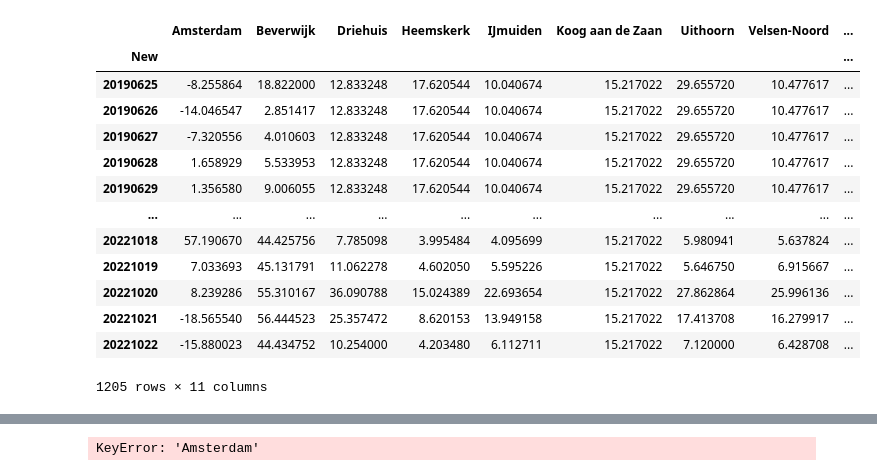
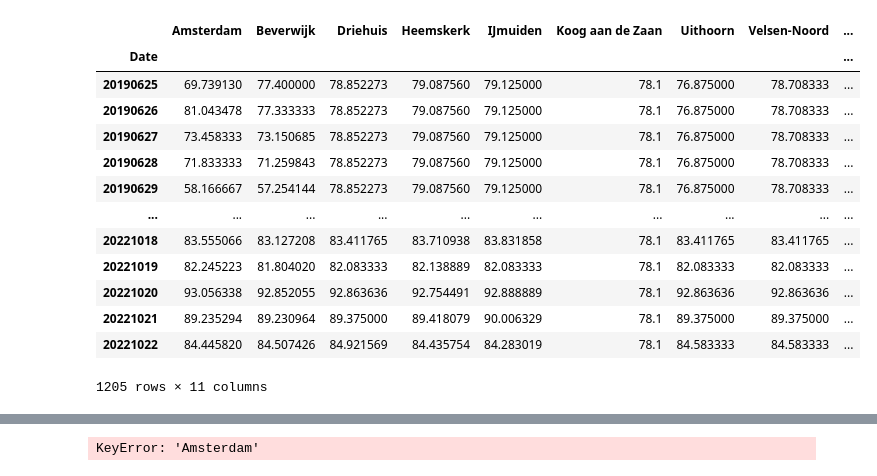
Before and after one commit to AGLamb/Thesis-Code, a Jupyter notebook: EDA.ipynb, the cells around one changed output, grey strips where cells are left out. Drawn from its saved outputs; the diff is of its cells as text; code cells hidden in the pictures.

```diff
--- a/EDA.ipynb
+++ b/EDA.ipynb
@@ -80,4 +76,5 @@ pd.DataFrame(W)
 # %%
-data2 = grouped_df.copy()
-data2["New"] = data2["YYYYMMDD"].astype(str)
-del data2["YYYYMMDD"]
+grouped_df["Date"] = grouped_df["YYYYMMDD"].astype(str)
+grouped_df.set_index("Date", inplace=True)
+grouped_df.drop(columns=["YYYYMMDD", "latitude", "longitude", "Angle"], inplace=True)
+grouped_df.head(5)
@@ -105,14 +89,26 @@ data2
 # %%
-UniqueNames = data2.tag.unique()
+UniqueNames = grouped_df.tag.unique()
 
 PolDict = {elem : pd.DataFrame() for elem in UniqueNames}
 WindDict = {elem : pd.DataFrame() for elem in UniqueNames}
+AngleDict = {elem : pd.DataFrame() for elem in UniqueNames}
 
 for key in PolDict.keys():
-    PolDict[key] = data2[:][data2.tag == key]
-    WindDict[key] = data2[:][data2.tag == key]
-    del WindDict[key]["pm25"]
-    del PolDict[key]["Wind"]
+    PolDict[key] = grouped_df[:][grouped_df.tag == key]
+    WindDict[key] = grouped_df[:][grouped_df.tag == key]
+    AngleDict[key] = grouped_df[:][grouped_df.tag == key]
+    WindDict[key].drop(["pm25", "Angle"], axis=1, inplace=True)
+    PolDict[key].drop(["Angle", "Wind"], axis=1, inplace=True)
+    AngleDict[key].drop(["pm25", "Wind"], axis=1 , inplace=True)
 
-PolDict["Amsterdam"]
+for key in WindDict:
+    PolDict[key].rename(columns={"pm25":key}, inplace=True)
+    WindDict[key].rename(columns={"Wind":key}, inplace=True)
+    AngleDict[key].rename(columns={"Angle":key}, inplace=True)
+    del PolDict[key]["tag"]
+    del WindDict[key]["tag"]
+    del AngleDict[key]["tag"]
+
+
+type(AngleDict["Amsterdam"])
 # %% [output]
@@ -161,11 +116,13 @@ WindDict["Amsterdam"]
 # %%
 df_pol = pd.DataFrame(PolDict["Amsterdam"].copy())
 df_wind = pd.DataFrame(WindDict["Amsterdam"].copy())
+df_angle = pd.DataFrame(AngleDict["Amsterdam"].copy())
 
 for key in PolDict:
     df_pol = df_pol.combine_first(PolDict[key])
-    df_wind = df_wind.combine_first(PolDict[key])
+    df_wind = df_wind.combine_first(WindDict[key])
+    df_angle = df_angle.combine_first(AngleDict[key])
 
-df_wind
+df_angle
 # %% [output]
 |  | Amsterdam | Beverwijk | Driehuis | Heemskerk | IJmuiden | Koog aan de Zaan | Uithoorn | Velsen-Noord | ... |
@@ -184,25 +141,26 @@ df_wind
 1205 rows × 11 columns
 # %%
 for column in df_pol:
-    mean_value = (df_pol[column].mean(), df_wind[column].mean())
-    df_pol[column].fillna(value=mean_value[0], inplace = True)
-    df_wind[column].fillna(value=mean_value[1], inplace = True)
+    median_value = (df_pol[column].median(), df_wind[column].median(), df_angle[column].median())
+    df_pol[column].fillna(value=median_value[0], inplace = True)
+    df_wind[column].fillna(value=median_value[1], inplace = True)
+    df_angle[column].fillna(value=median_value[2], inplace = True)
 
 df_wind
 # %% [output]
 |  | Amsterdam | Beverwijk | Driehuis | Heemskerk | IJmuiden | Koog aan de Zaan | Uithoorn | Velsen-Noord | ... |
-| New |  |  |  |  |  |  |  |  | ... |
-| 20190625 | -8.255864 | 18.822000 | 12.833248 | 17.620544 | 10.040674 | 15.217022 | 29.655720 | 10.477617 | ... |
-| 20190626 | -14.046547 | 2.851417 | 12.833248 | 17.620544 | 10.040674 | 15.217022 | 29.655720 | 10.477617 | ... |
-| 20190627 | -7.320556 | 4.010603 | 12.833248 | 17.620544 | 10.040674 | 15.217022 | 29.655720 | 10.477617 | ... |
-| 20190628 | 1.658929 | 5.533953 | 12.833248 | 17.620544 | 10.040674 | 15.217022 | 29.655720 | 10.477617 | ... |
-| 20190629 | 1.356580 | 9.006055 | 12.833248 | 17.620544 | 10.040674 | 15.217022 | 29.655720 | 10.477617 | ... |
+| Date |  |  |  |  |  |  |  |  | ... |
+| 20190625 | 69.739130 | 77.400000 | 78.852273 | 79.087560 | 79.125000 | 78.1 | 76.875000 | 78.708333 | ... |
+| 20190626 | 81.043478 | 77.333333 | 78.852273 | 79.087560 | 79.125000 | 78.1 | 76.875000 | 78.708333 | ... |
+| 20190627 | 73.458333 | 73.150685 | 78.852273 | 79.087560 | 79.125000 | 78.1 | 76.875000 | 78.708333 | ... |
+| 20190628 | 71.833333 | 71.259843 | 78.852273 | 79.087560 | 79.125000 | 78.1 | 76.875000 | 78.708333 | ... |
+| 20190629 | 58.166667 | 57.254144 | 78.852273 | 79.087560 | 79.125000 | 78.1 | 76.875000 | 78.708333 | ... |
 | ... | ... | ... | ... | ... | ... | ... | ... | ... | ... |
-| 20221018 | 57.190670 | 44.425756 | 7.785098 | 3.995484 | 4.095699 | 15.217022 | 5.980941 | 5.637824 | ... |
-| 20221019 | 7.033693 | 45.131791 | 11.062278 | 4.602050 | 5.595226 | 15.217022 | 5.646750 | 6.915667 | ... |
-| 20221020 | 8.239286 | 55.310167 | 36.090788 | 15.024389 | 22.693654 | 15.217022 | 27.862864 | 25.996136 | ... |
-| 20221021 | -18.565540 | 56.444523 | 25.357472 | 8.620153 | 13.949158 | 15.217022 | 17.413708 | 16.279917 | ... |
-| 20221022 | -15.880023 | 44.434752 | 10.254000 | 4.203480 | 6.112711 | 15.217022 | 7.120000 | 6.428708 | ... |
+| 20221018 | 83.555066 | 83.127208 | 83.411765 | 83.710938 | 83.831858 | 78.1 | 83.411765 | 83.411765 | ... |
+| 20221019 | 82.245223 | 81.804020 | 82.083333 | 82.138889 | 82.083333 | 78.1 | 82.083333 | 82.083333 | ... |
+| 20221020 | 93.056338 | 92.852055 | 92.863636 | 92.754491 | 92.888889 | 78.1 | 92.863636 | 92.863636 | ... |
+| 20221021 | 89.235294 | 89.230964 | 89.375000 | 89.418079 | 90.006329 | 78.1 | 89.375000 | 89.375000 | ... |
+| 20221022 | 84.445820 | 84.507426 | 84.921569 | 84.435754 | 84.283019 | 78.1 | 84.583333 | 84.583333 | ... |
 1205 rows × 11 columns
 # %%
 VARModel = VAR(df_pol).fit()
```
Also changed, not shown: parts of 21 cells of this notebook.
